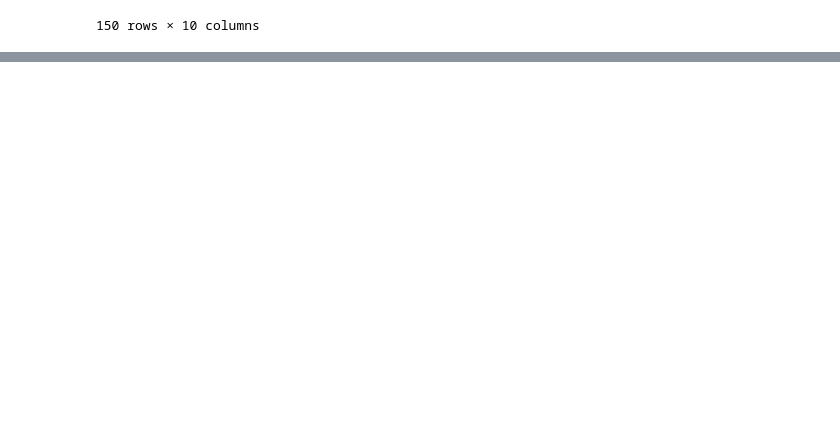
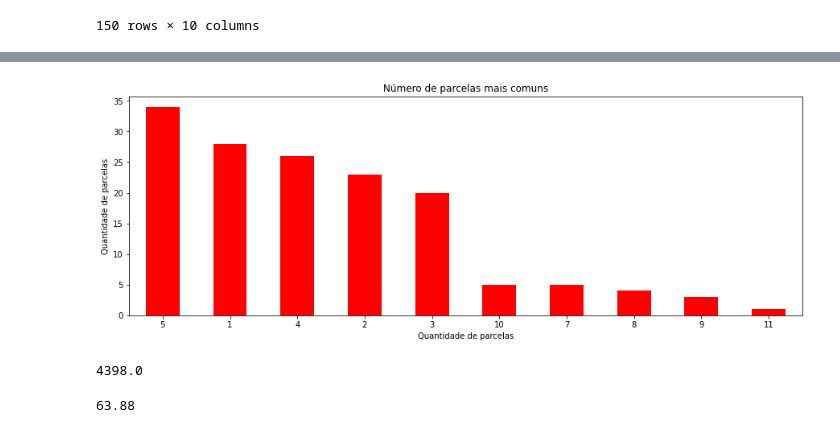
Before and after one commit to martinlietz/squadcinza_projeto3, a Jupyter notebook: projeto.ipynb, the cells around one changed output, grey strips where cells are left out. Cells and saved outputs as stored; diff of their text form; code cells hidden in the pictures; blank space fills up the shorter version.

```diff
--- a/projeto.ipynb
+++ b/projeto.ipynb
@@ -739,0 +804,25 @@ df_total
+# %%
+# número de parcelas mais comuns
+
+df_total['num_parcelas'].value_counts().head(10).plot(kind='bar',
+                                                figsize=(15,5),
+                                                grid=False,
+                                                rot=0,
+                                                color='red')
+plt.title('Número de parcelas mais comuns')
+plt.xlabel('Quantidade de parcelas')
+plt.ylabel('Quantidade de parcelas')
+plt.show()
+# %% [output]
+[figure, added]
+# %%
+# Qual foi a compra mais cara?
+
+df_total['valor_operacao'].max()
+# %% [output]
+4398.0
+# %%
+# Qual foi a compra mais barata?
+df_total['valor_operacao'].min()
+# %% [output]
+63.88
```
Also changed, not shown: parts of 11 cells of this notebook.
